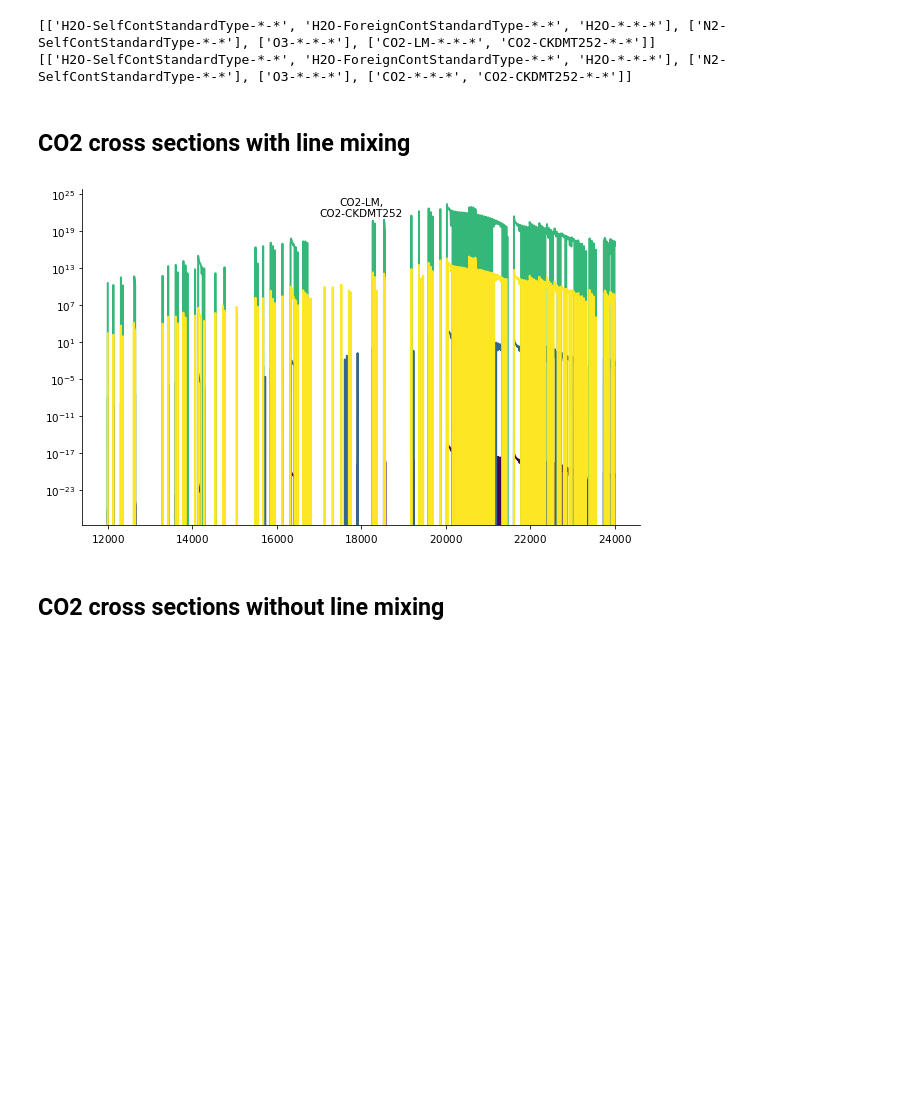
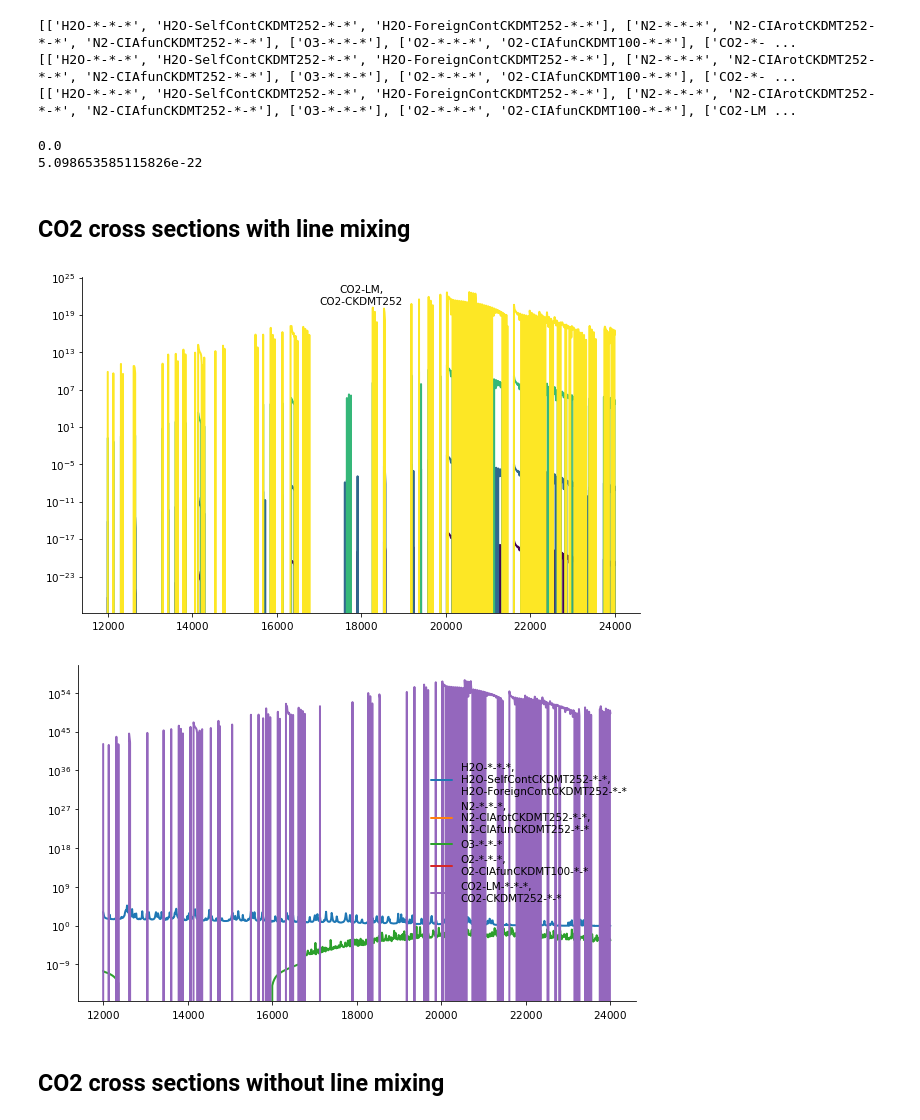
Before and after one commit to olemke/linemixing-test, a Jupyter notebook: linemixing.ipynb, the cells around one changed output. Saved outputs shown, nothing was run; the diff lists cells and outputs as text; code cells hidden in the pictures; blank space fills up the shorter version.

```diff
--- a/linemixing.ipynb
+++ b/linemixing.ipynb
@@ -7,10 +8,14 @@ from matplotlib.colors import LogNorm
 ty.plots.styles.use()
-# %%
-abslookup_lm = axml.load('abslookup_lm.xml')
-print(abslookup_lm.speciestags)
-abslookup_nolm = axml.load('abslookup_nolm.xml')
-print(abslookup_nolm.speciestags)
-# %% [output]
-[['H2O-SelfContStandardType-*-*', 'H2O-ForeignContStandardType-*-*', 'H2O-*-*-*'], ['N2-SelfContStandardType-*-*'], ['O3-*-*-*'], ['CO2-LM-*-*-*', 'CO2-CKDMT252-*-*']]
-[['H2O-SelfContStandardType-*-*', 'H2O-ForeignContStandardType-*-*', 'H2O-*-*-*'], ['N2-SelfContStandardType-*-*'], ['O3-*-*-*'], ['CO2-*-*-*', 'CO2-CKDMT252-*-*']]
+# %%
+abslookup_nolm_aer = axml.load('nolm_aer/abs_lookup.xml')
+print(abslookup_nolm_aer.speciestags)
+abslookup_nolm_hitran = axml.load('nolm_hitran/abs_lookup.xml')
+print(abslookup_nolm_hitran.speciestags)
+abslookup_lm = axml.load('lm_aer/abs_lookup.xml')
+print(abslookup_lm.speciestags)
+abslookup_nolm = abslookup_nolm_aer
+# %% [output]
+[['H2O-*-*-*', 'H2O-SelfContCKDMT252-*-*', 'H2O-ForeignContCKDMT252-*-*'], ['N2-*-*-*', 'N2-CIArotCKDMT252-*-*', 'N2-CIAfunCKDMT252-*-*'], ['O3-*-*-*'], ['O2-*-*-*', 'O2-CIAfunCKDMT100-*-*'], ['CO2-*- ...
+[['H2O-*-*-*', 'H2O-SelfContCKDMT252-*-*', 'H2O-ForeignContCKDMT252-*-*'], ['N2-*-*-*', 'N2-CIArotCKDMT252-*-*', 'N2-CIAfunCKDMT252-*-*'], ['O3-*-*-*'], ['O2-*-*-*', 'O2-CIAfunCKDMT100-*-*'], ['CO2-*- ...
+[['H2O-*-*-*', 'H2O-SelfContCKDMT252-*-*', 'H2O-ForeignContCKDMT252-*-*'], ['N2-*-*-*', 'N2-CIArotCKDMT252-*-*', 'N2-CIAfunCKDMT252-*-*'], ['O3-*-*-*'], ['O2-*-*-*', 'O2-CIAfunCKDMT100-*-*'], ['CO2-LM ...
 # %%
@@ -19,10 +24,25 @@ co2_nolm = abslookup_nolm.absorptioncrosssection[0,3,:,:]
+# %%
+abslookup_diff = deepcopy(abslookup_nolm_aer)
+abslookup_diff.absorptioncrosssection = np.abs(
+    abslookup_nolm_aer.absorptioncrosssection - abslookup_nolm_hitran.absorptioncrosssection)
+print(np.min(abslookup_diff.absorptioncrosssection))
+print(np.max(abslookup_diff.absorptioncrosssection))
+# %% [output]
+0.0
+5.098653585115826e-22
 # %% [markdown]
 CO2 cross sections with line mixing
 --
 # %%
-ty.plots.arts_lookup.plot_lookup_xsec(abslookup_lm, [0, 10, 20, 40], species=[['CO2-LM-*-*-*', 'CO2-CKDMT252-*-*']])
+ty.plots.arts_lookup.plot_lookup_xsec(abslookup_lm, [0, 10, 20, 40], species=[
+                                      ['CO2-LM-*-*-*', 'CO2-CKDMT252-*-*']])
 # %% [output]
-[figure, old version]
+[figure, new version]
+# %%
+opacity = ty.plots.arts_lookup.calc_opacity_from_lookup(abslookup_lm)
+ty.plots.arts_lookup.plot_lookup_opacity(abslookup_lm, opacity)
+# %% [output]
+[figure, added]
 # %% [markdown]
 CO2 cross sections without line mixing
 --
```
Also changed, not shown: parts of 12 cells of this notebook.
